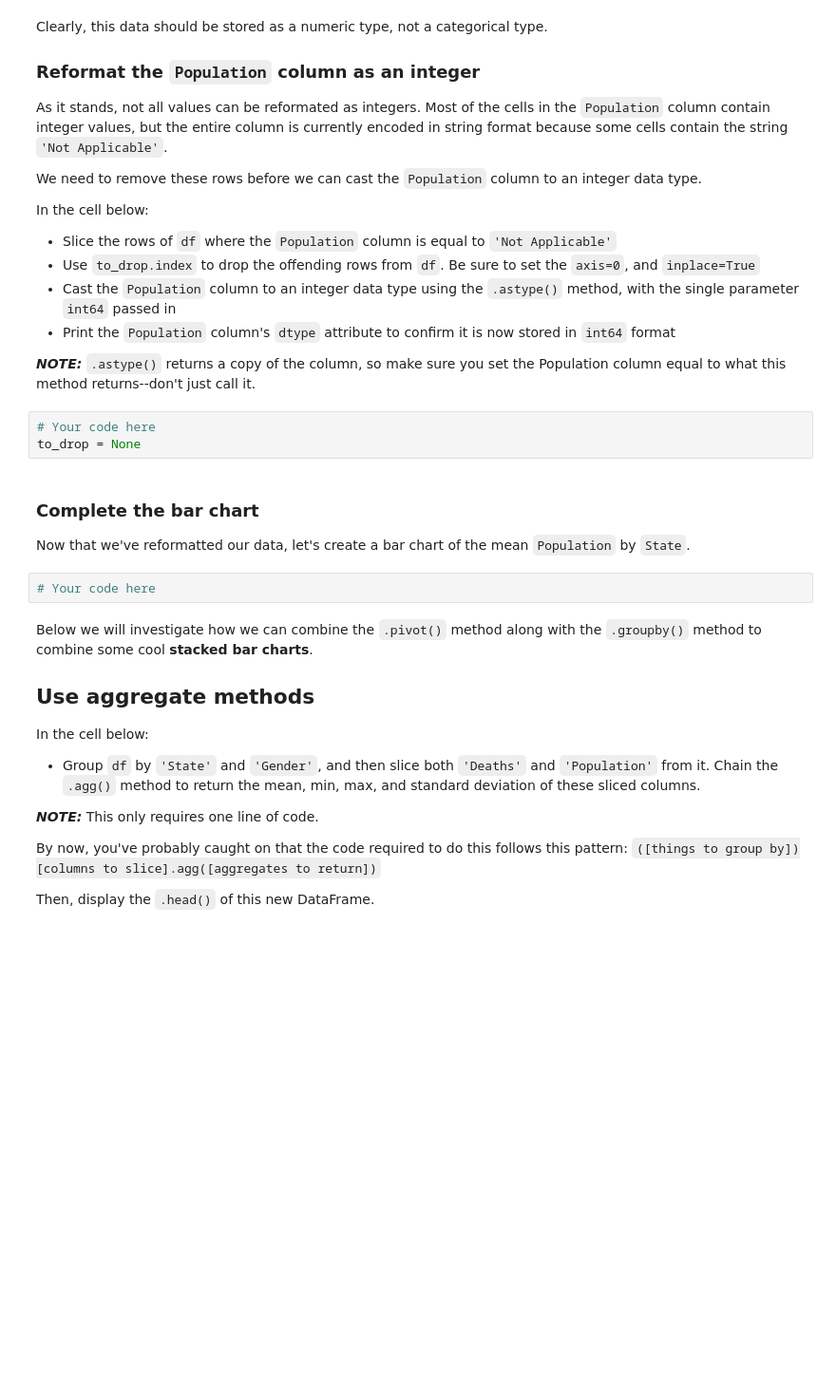
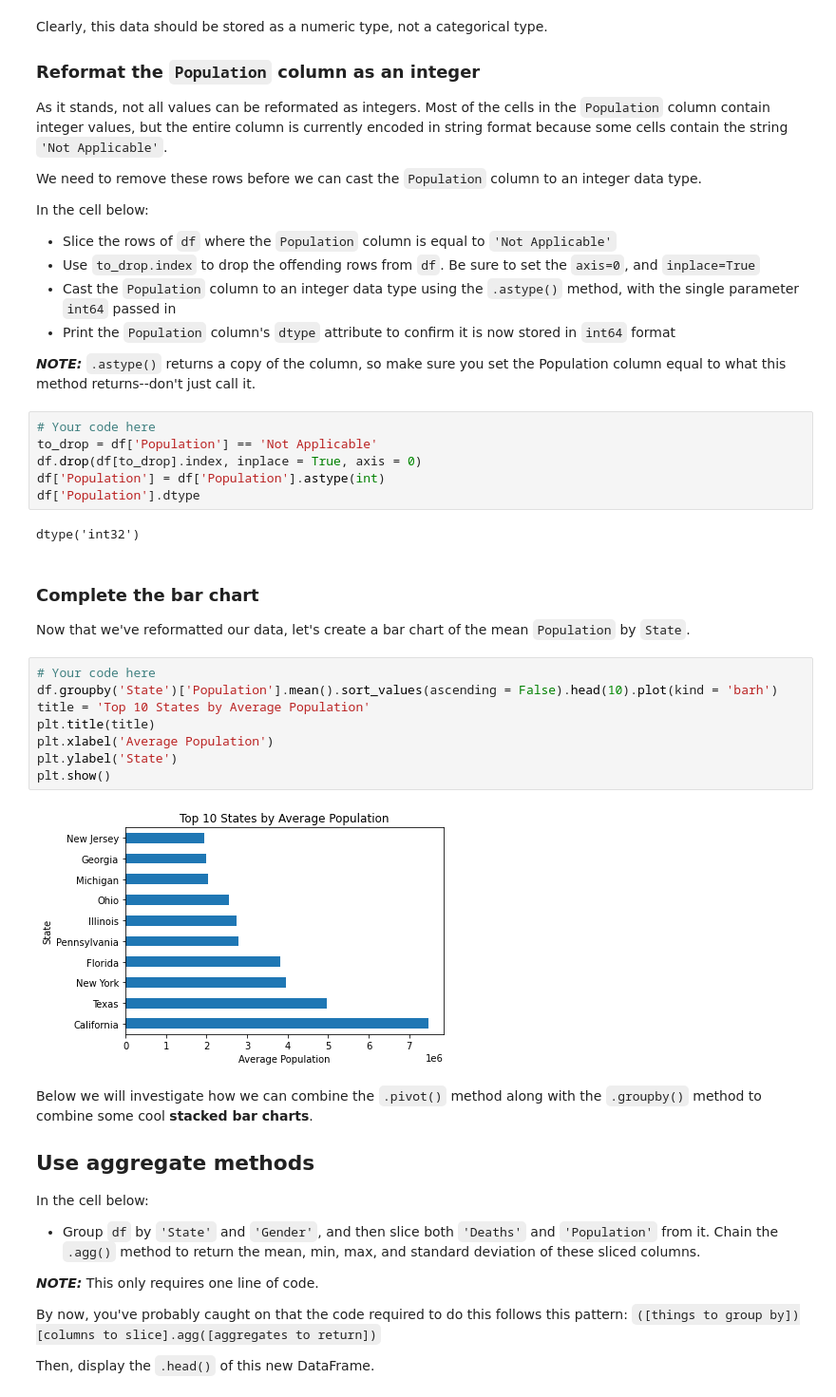
Before and after one commit to DaveyMburu/dsc-pivot-tables-pandas-lab, a Jupyter notebook: index.ipynb, the cells around one changed output. Shown at 95% size. Drawn from its saved outputs; the diff is of its cells as text; blank space fills up the shorter version.

Commit message:
indexing

```diff
--- a/index.ipynb
+++ b/index.ipynb
@@ -167,15 +210,28 @@ In the cell below:
 
 
 **_NOTE:_** `.astype()` returns a copy of the column, so make sure you set the Population column equal to what this method returns--don't just call it.
-# %%
-# Your code here
-to_drop = None
+# %%
+# Your code here
+to_drop = df['Population'] == 'Not Applicable'
+df.drop(df[to_drop].index, inplace = True, axis = 0)
+df['Population'] = df['Population'].astype(int)
+df['Population'].dtype
+# %% [output]
+dtype('int32')
 # %% [markdown]
 ### Complete the bar chart
 
 Now that we've reformatted our data, let's create a bar chart of the mean `Population` by `State`.
-# %%
-# Your code here
+# %%
+# Your code here
+df.groupby('State')['Population'].mean().sort_values(ascending = False).head(10).plot(kind = 'barh')
+title = 'Top 10 States by Average Population'
+plt.title(title)
+plt.xlabel('Average Population')
+plt.ylabel('State')
+plt.show()
+# %% [output]
+[figure, added]
 # %% [markdown]
 Below we will investigate how we can combine the `.pivot()` method along with the `.groupby()` method to combine some cool **stacked bar charts**.
 
```
Also changed, not shown: parts of 14 cells of this notebook.
